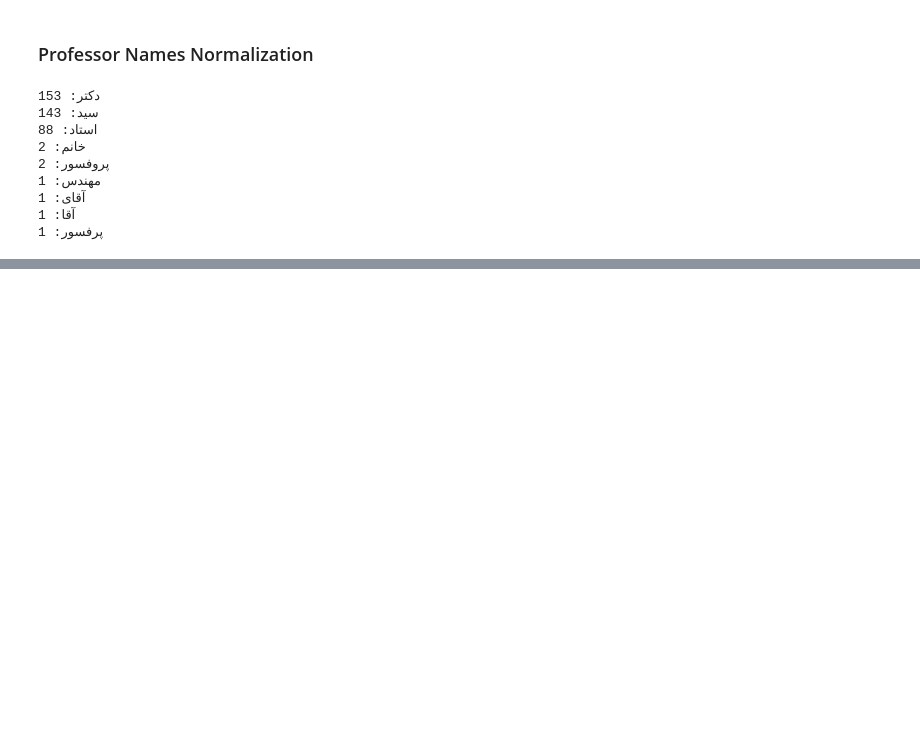
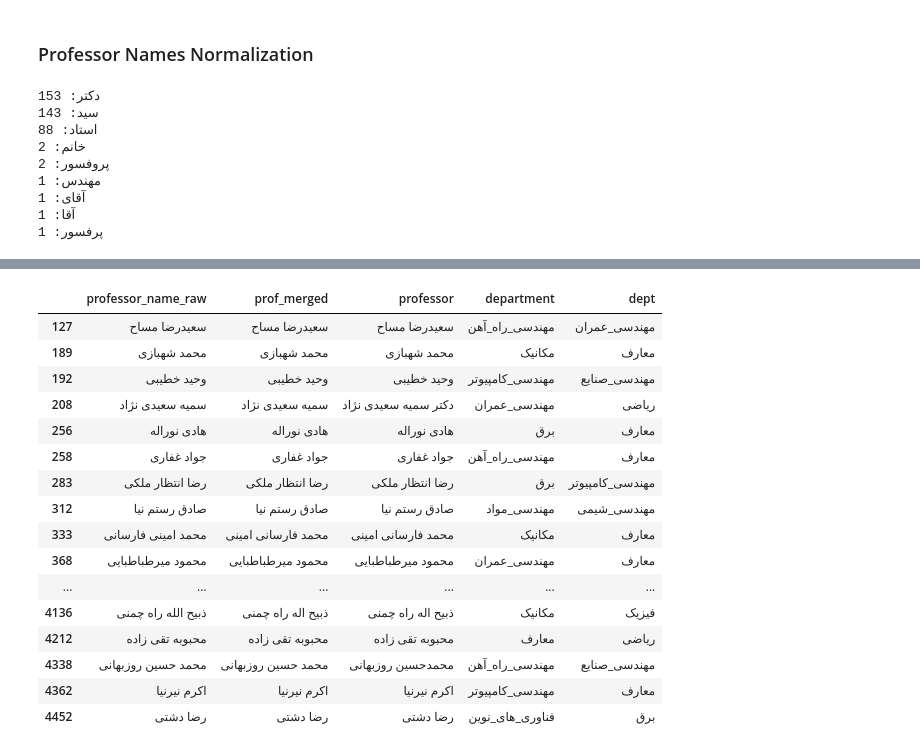
Before and after one commit to aminnademi/Elmosyar, a Jupyter notebook: Cleaning.ipynb, the cells around one changed output, grey strips where cells are left out. Saved outputs shown, nothing was run; the diff lists cells and outputs as text; code cells hidden in the pictures; blank space fills up the shorter version.

```diff
--- a/Cleaning.ipynb
+++ b/Cleaning.ipynb
@@ -461,0 +413,51 @@ pd.set_option('display.width', original_width)
+# %%
+# Final Normalization
+def align_merge(df, merged='prof_merged', out1='dept', out2='professor'):
+    df = df.copy()
+    parsed = df[merged].map(clean_name)
+    df['_base'] = parsed.map(lambda x: x[0])
+    df['_has_doc'] = parsed.map(lambda x: x[1])
+
+    df['_key'] = df['_base'].map(lambda x: ''.join(x.split()) if x else '')
+
+    key_to_dept = (
+        df.groupby('_key')['department']
+        .apply(lambda x: Counter(x).most_common(1)[0][0])
+        .to_dict()
+    )
+
+    key_has_doc = df.groupby('_key')['_has_doc'].any().to_dict()
+
+    key_to_base = (
+        df.groupby('_key')['_base']
+        .apply(lambda x: Counter(x).most_common(1)[0][0])
+        .to_dict()
+    )
+
+    df[out1] = df['_key'].map(key_to_dept)
+    df[out2] = df['_key'].map(lambda k: format_rep(key_to_base[k], key_has_doc[k]))
+
+    return df.drop(columns=['_base', '_has_doc', '_key'])
+# %%
+dfnn = align_merge(dfn)
+# %%
+changed = dfnn[dfnn['department'] != dfnn['dept']].drop_duplicates(subset=['prof_merged'])
+changed[['professor_name_raw', 'prof_merged', 'professor', 'department', 'dept']]
+# %% [output]
+|  | professor_name_raw | prof_merged | professor | department | dept |
+| 127 | سعیدرضا مساح | سعیدرضا مساح | سعیدرضا مساح | مهندسی_راه_آهن | مهندسی_عمران |
+| 189 | محمد شهبازی | محمد شهبازی | محمد شهبازی | مکانیک | معارف |
+| 192 | وحید خطیبی | وحید خطیبی | وحید خطیبی | مهندسی_کامپیوتر | مهندسی_صنایع |
+| 208 | سمیه سعیدی نژاد | سمیه سعیدی نژاد | دکتر سمیه سعیدی نژاد | مهندسی_عمران | ریاضی |
+| 256 | هادی نوراله | هادی نوراله | هادی نوراله | برق | معارف |
+| 258 | جواد غفاری | جواد غفاری | جواد غفاری | مهندسی_راه_آهن | معارف |
+| 283 | رضا انتظار ملکی | رضا انتظار ملکی | رضا انتظار ملکی | برق | مهندسی_کامپیوتر |
+| 312 | صادق رستم نیا | صادق رستم نیا | صادق رستم نیا | مهندسی_مواد | مهندسی_شیمی |
+| 333 | محمد امینی فارسانی | محمد فارسانی امینی | محمد فارسانی امینی | مکانیک | معارف |
+| 368 | محمود میرطباطبایی | محمود میرطباطبایی | محمود میرطباطبایی | مهندسی_عمران | معارف |
+| ... | ... | ... | ... | ... | ... |
+| 4136 | ذبیح الله راه چمنی | ذبیح اله راه چمنی | ذبیح اله راه چمنی | مکانیک | فیزیک |
+| 4212 | محبوبه تقی زاده | محبوبه تقی زاده | محبوبه تقی زاده | معارف | ریاضی |
+| 4338 | محمد حسین روزبهانی | محمد حسین روزبهانی | محمدحسین روزبهانی | مهندسی_راه_آهن | مهندسی_صنایع |
+| 4362 | اکرم نیرنیا | اکرم نیرنیا | اکرم نیرنیا | مهندسی_کامپیوتر | معارف |
+| 4452 | رضا دشتی | رضا دشتی | رضا دشتی | فناوری_های_نوین | برق |
```
Also changed, not shown: parts of 14 cells of this notebook.
